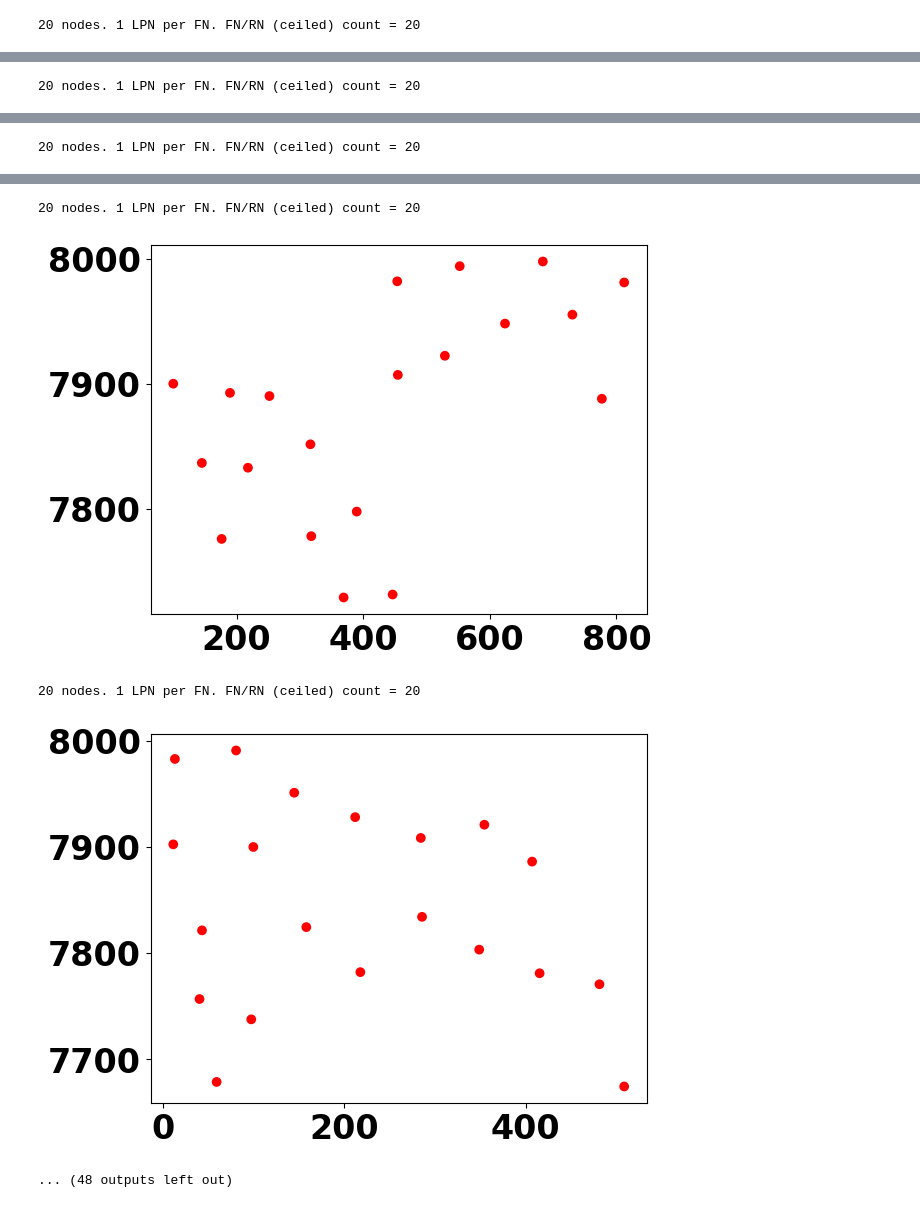
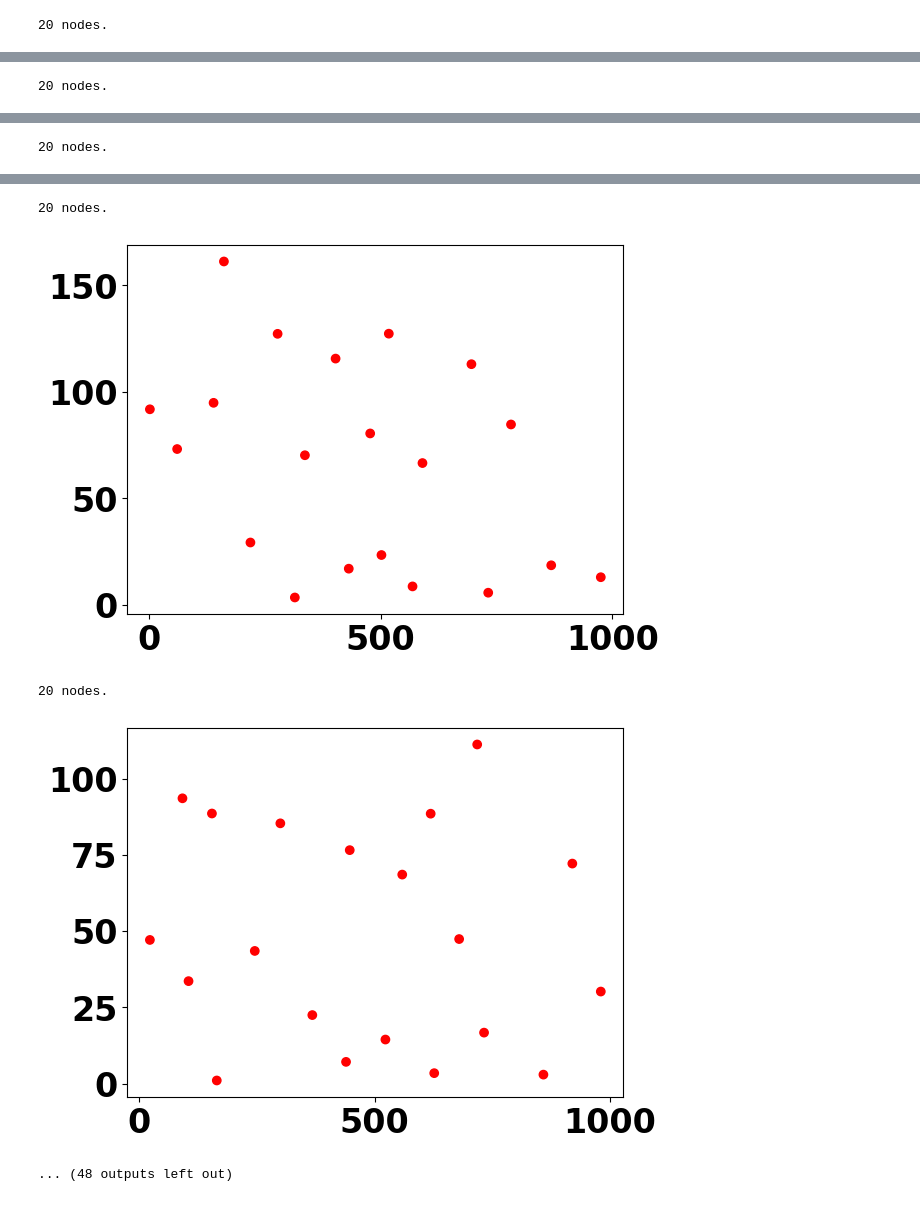
Before and after one commit to marcelopaulon/phd-omnet-experiments, a Jupyter notebook: dadca-ack-mapgen/DADCA-ACK-MapGen.ipynb, the cells around one changed output, grey strips where cells are left out. Cells and saved outputs as stored; diff of their text form; code cells hidden in the pictures.

```diff
--- a/dadca-ack-mapgen/DADCA-ACK-MapGen.ipynb
+++ b/dadca-ack-mapgen/DADCA-ACK-MapGen.ipynb
@@ -365,7 +288,6 @@ mapAreas = [8000]
 
 nodeCounts = [20,50,100]
 
-lpnFnRatios = [1]
 minDistanceM = 60
 maxDistanceM = 100
 
@@ -381,30 +303,28 @@ def runGen():
 
         for nodeCount in nodeCounts:
 
-            for lpnFnRatio in lpnFnRatios:
+            for i in range (0, genTimes):
+                nodeMap = genMap(mapWidthM, mapHeightM, nodeCount, minDistanceM, maxDistanceM)
 
-                for i in range (0, genTimes):
-                    nodeMap = genMap(mapWidthM, mapHeightM, nodeCount, lpnFnRatio, minDistanceM, maxDistanceM)
-
-                    if debug:
-                        for i in range(0, len(nodeMap)):
-                            for j in range(0, len(nodeMap)):
-                                if i == j:
-                                    continue
-                                dist = sqrt( (nodeMap[i]['x'] - nodeMap[j]['x'])**2 + (nodeMap[i]['y'] - nodeMap[j]['y'])**2 )
-                                if dist < minDistanceM:
-                                    print('ERROR - dist=' + str(dist))
+                if debug:
+                    for i in range(0, len(nodeMap)):
+                        for j in range(0, len(nodeMap)):
+                            if i == j:
+                                continue
+                            dist = sqrt( (nodeMap[i]['x'] - nodeMap[j]['x'])**2 + (nodeMap[i]['y'] - nodeMap[j]['y'])**2 )
+                            if dist < minDistanceM:
+                                print('ERROR - dist=' + str(dist))
 
 
-                    networkMapName = 'DADCA_ACK_n' + str(nodeCount) + '_' + 'a' + str(mapArea) + 'm2' + '_lpnFn' + str(lpnFnRatio) + '_' + str(i)
-                    networkMapNames.append(networkMapName)
-                    nodeMaps[networkMapName] = nodeMap
-                    saveNedFile(networkMapName + '.ned', networkMapName, nodeMap, mapHeightM)
-                    df = pd.DataFrame(data=reversed(nodeMap))
-                    colors = {'relay':'red', 'lpn':'blue'}
+                networkMapName = 'DADCA_ACK_n' + str(nodeCount) + '_' + 'a' + str(mapArea) + 'm2_' + str(i)
+                networkMapNames.append(networkMapName)
+                nodeMaps[networkMapName] = nodeMap
+                saveNedFile(networkMapName + '.ned', networkMapName, nodeMap, mapHeightM)
+                df = pd.DataFrame(data=reversed(nodeMap))
+                colors = {'default':'red'}
 
-                    plt.scatter(df['x'], df['y'], c=df['mode'].map(colors))
-                    plt.show()
+                plt.scatter(df['x'], df['y'], c=df['mode'].map(colors))
+                plt.show()
 
     saveIniFile(networkMapNames, nodeMaps)
 
@@ -415 +335 @@ runGen()
-20 nodes. 1 LPN per FN. FN/RN (ceiled) count = 20
+20 nodes.
@@ -417 +337 @@ runGen()
-20 nodes. 1 LPN per FN. FN/RN (ceiled) count = 20
+20 nodes.
@@ -419 +339 @@ runGen()
-20 nodes. 1 LPN per FN. FN/RN (ceiled) count = 20
+20 nodes.
@@ -421,5 +341,5 @@ runGen()
-20 nodes. 1 LPN per FN. FN/RN (ceiled) count = 20
+20 nodes.
-[figure, old version]
+[figure, new version]
-20 nodes. 1 LPN per FN. FN/RN (ceiled) count = 20
+20 nodes.
-[figure, old version]
+[figure, new version]
 ... (48 outputs left out)
```
Also changed, not shown: parts of 3 cells of this notebook, 1 other file.
